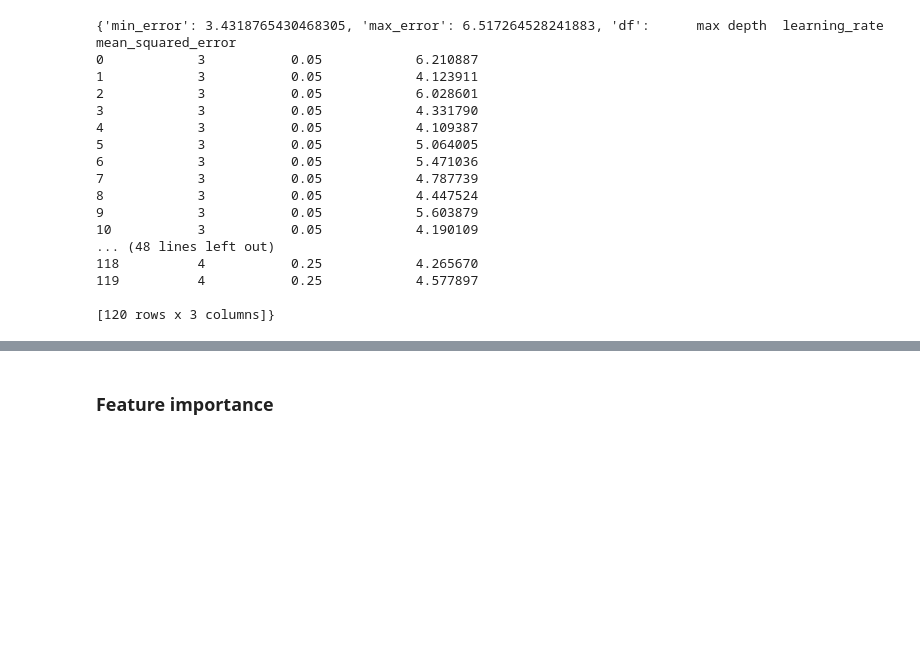
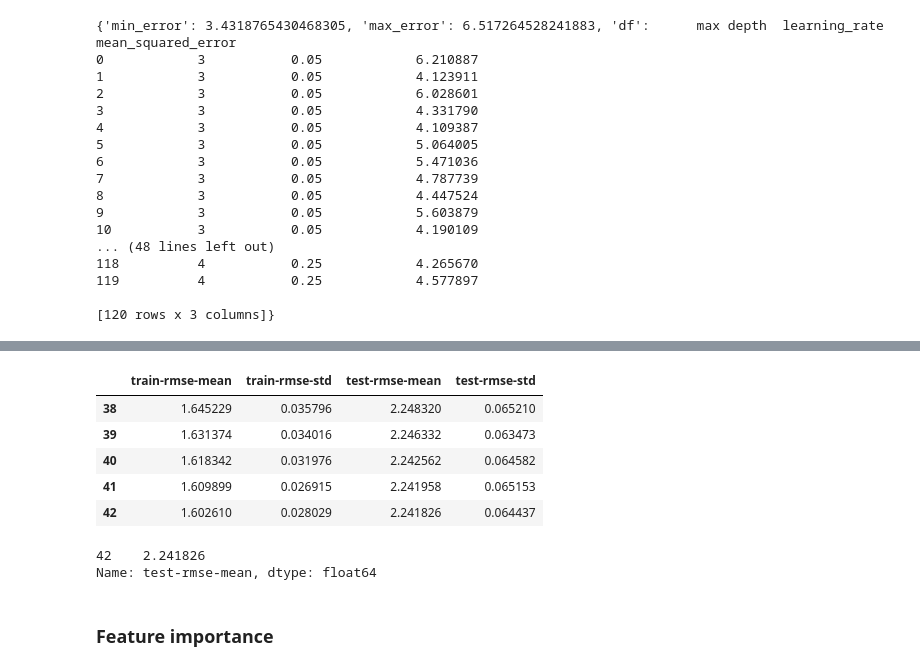
Before and after one commit to PatrykKerlin/jdsz2-wenus, a Jupyter notebook: projekt_ML/Projekt_ML_uaktualnienie.ipynb, the cells around one changed output, grey strips where cells are left out. Drawn from its saved outputs; the diff is of its cells as text; code cells hidden in the pictures; blank space fills up the shorter version.

```diff
--- a/projekt_ML/Projekt_ML_uaktualnienie.ipynb
+++ b/projekt_ML/Projekt_ML_uaktualnienie.ipynb
@@ -272,7 +288,7 @@ params = {"objective":"reg:linear",'colsample_bytree': 0.3,'learning_rate': 0.2,
                 'max_depth': 10, 'alpha': 10}
 
 cv_results = xg.cv(dtrain=data_dmatrix, params=params, nfold=3,
-                    num_boost_round=90,early_stopping_rounds=10,metrics="mse", as_pandas=True, seed=123)
+                    num_boost_round=90,early_stopping_rounds=10,metrics="rmse", as_pandas=True, seed=123)
 
 cv_results.head()
 cv_results.tail()
@@ -281,5 +313,14 @@ NameError: name 'xg' is not defined
+|  | train-rmse-mean | train-rmse-std | test-rmse-mean | test-rmse-std |
+| 38 | 1.645229 | 0.035796 | 2.248320 | 0.065210 |
+| 39 | 1.631374 | 0.034016 | 2.246332 | 0.063473 |
+| 40 | 1.618342 | 0.031976 | 2.242562 | 0.064582 |
+| 41 | 1.609899 | 0.026915 | 2.241958 | 0.065153 |
+| 42 | 1.602610 | 0.028029 | 2.241826 | 0.064437 |
 # %%
 print((cv_results["test-rmse-mean"]).tail(1))
+# %% [output]
+42    2.241826
+Name: test-rmse-mean, dtype: float64
 # %% [markdown]
 ### Feature importance
 # %% [markdown]
```
Also changed, not shown: parts of 15 cells of this notebook.
